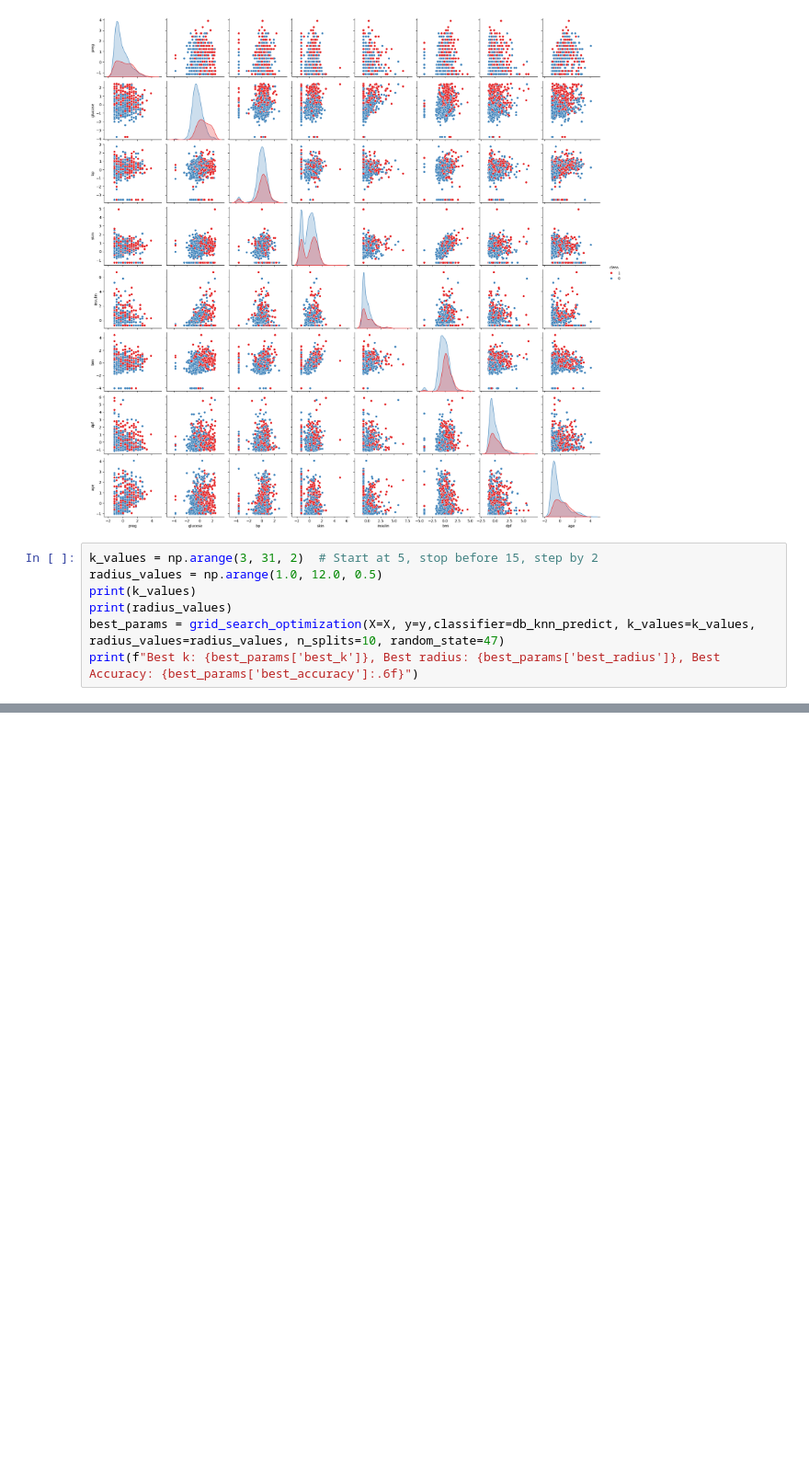
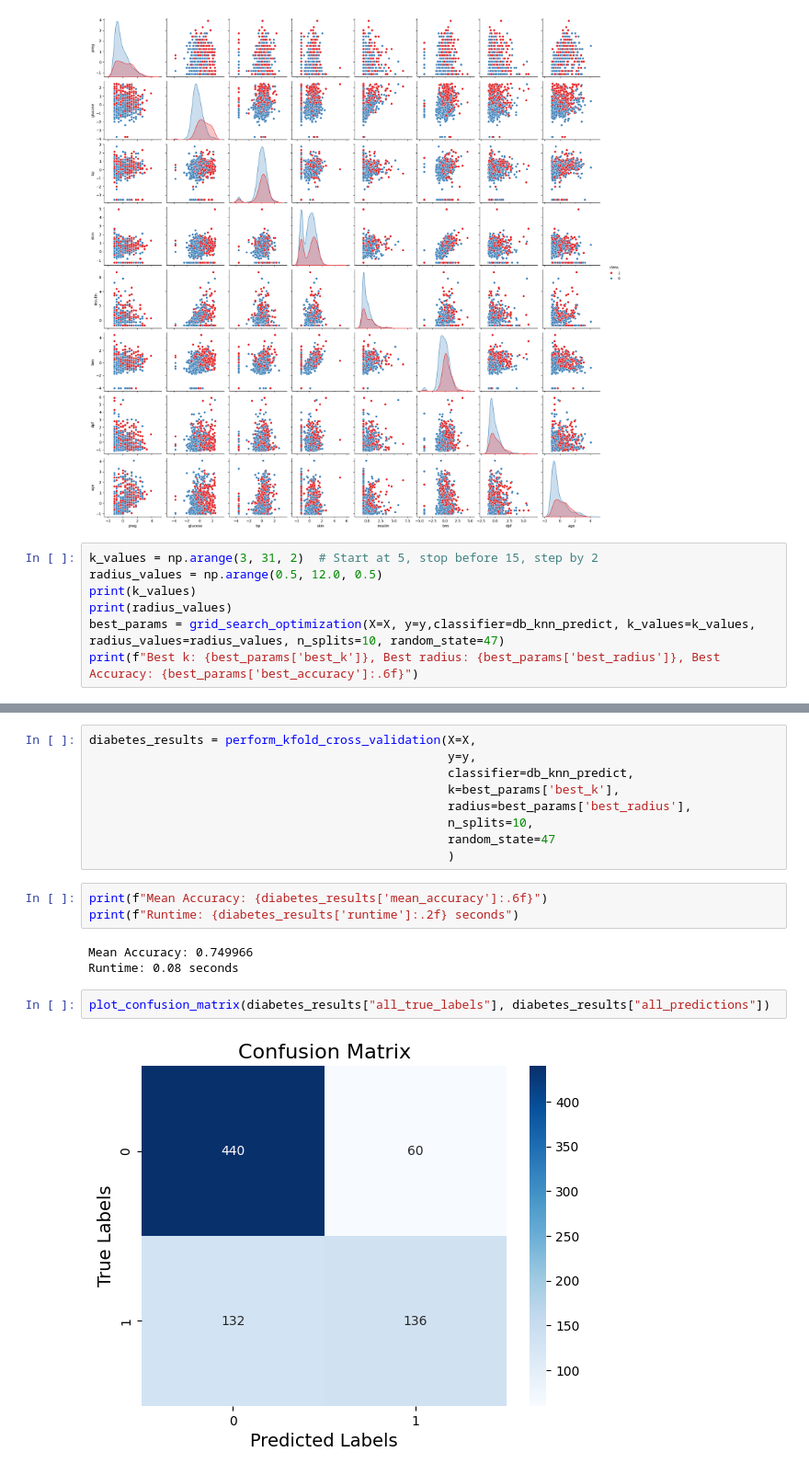
Before and after one commit to theodorostaloumtzis/DB_KNN_project, a Jupyter notebook: notebook_with_kfold.ipynb, the cells around one changed output, grey strips where cells are left out. Shown at 92% size. Cells and saved outputs as stored; diff of their text form; blank space fills up the shorter version.

```diff
--- a/notebook_with_kfold.ipynb
+++ b/notebook_with_kfold.ipynb
@@ -1067,7 +1067,7 @@ plt.show()
 [figure]
 # %%
 k_values = np.arange(3, 31, 2)  # Start at 5, stop before 15, step by 2
-radius_values = np.arange(1.0, 12.0, 0.5)
+radius_values = np.arange(0.5, 12.0, 0.5)
 print(k_values)
 print(radius_values)
 best_params = grid_search_optimization(X=X, y=y,classifier=db_knn_predict, k_values=k_values, radius_values=radius_values, n_splits=10, random_state=47)
@@ -1090,3 +1090,22 @@ k=29, radius=11.0, Mean Accuracy=0.749897
 Testing k=29, radius=11.5...
 k=29, radius=11.5, Mean Accuracy=0.749897
 Best k: 19, Best radius: 2.0, Best Accuracy: 0.749966
+# %%
+diabetes_results = perform_kfold_cross_validation(X=X,
+                                                  y=y,
+                                                  classifier=db_knn_predict,
+                                                  k=best_params['best_k'],
+                                                  radius=best_params['best_radius'],
+                                                  n_splits=10,
+                                                  random_state=47
+                                                  )
+# %%
+print(f"Mean Accuracy: {diabetes_results['mean_accuracy']:.6f}")
+print(f"Runtime: {diabetes_results['runtime']:.2f} seconds")
+# %% [output]
+Mean Accuracy: 0.749966
+Runtime: 0.08 seconds
+# %%
+plot_confusion_matrix(diabetes_results["all_true_labels"], diabetes_results["all_predictions"])
+# %% [output]
+[figure, added]
```
Also changed, not shown: parts of 4 cells of this notebook.
